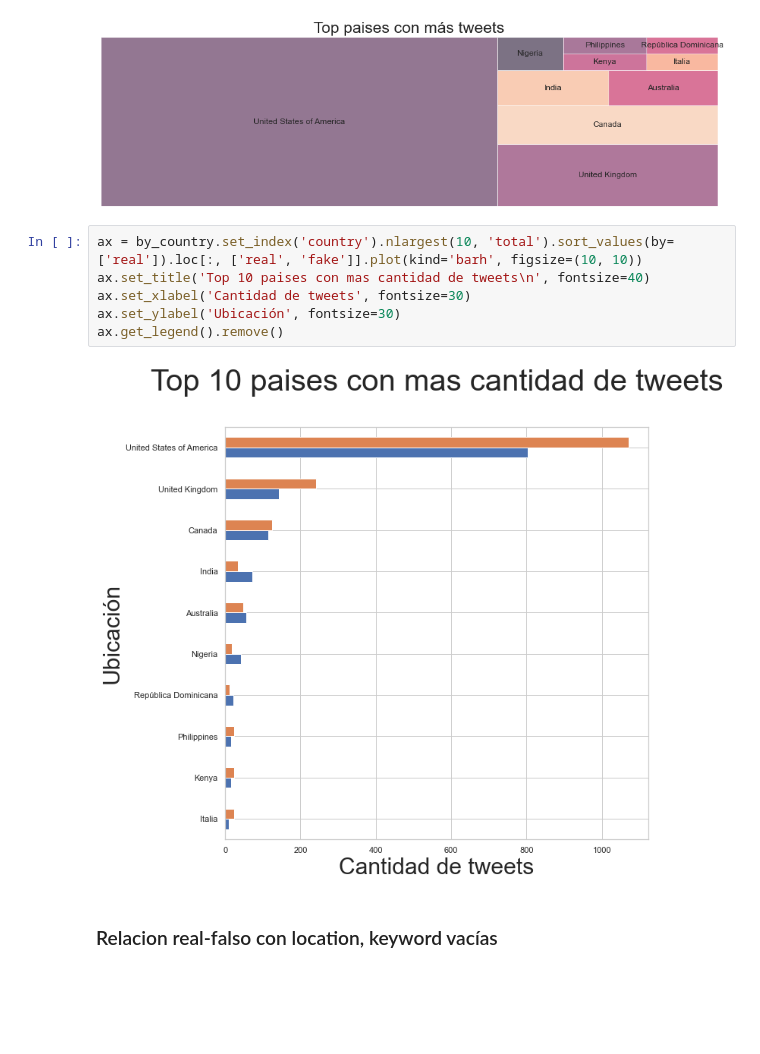
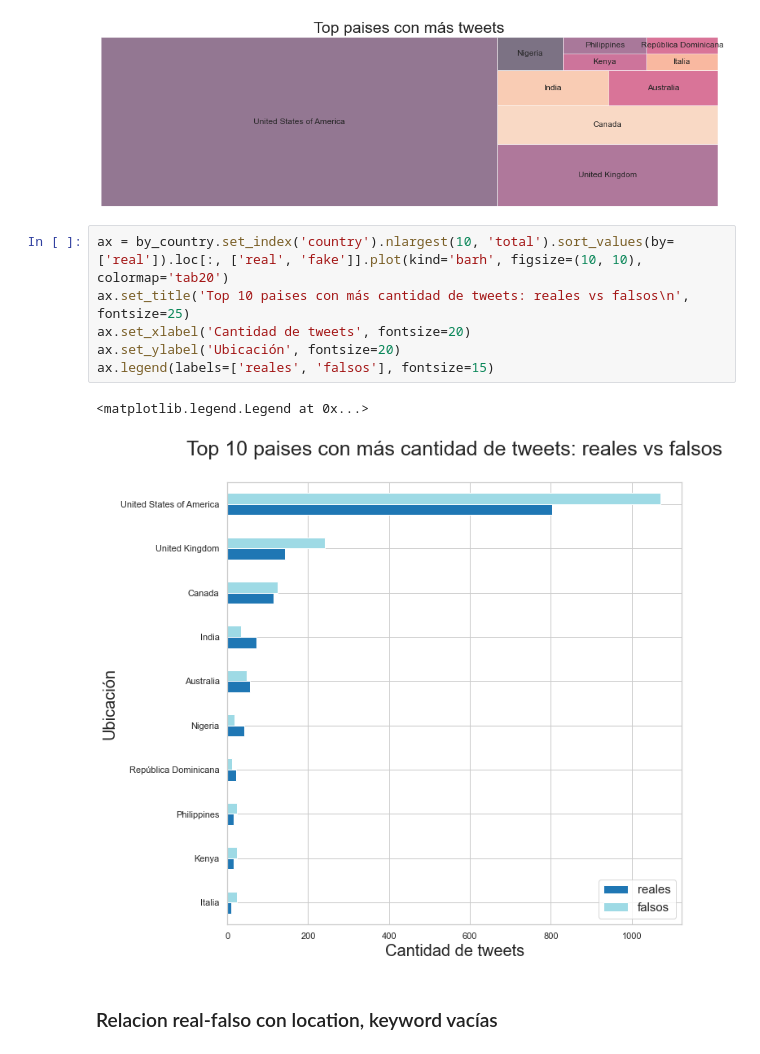
Before and after one commit to milemarchese/OrganizacionDeDatos, a Jupyter notebook: Análisis Exploratorio.ipynb, the cells around one changed output. Drawn from its saved outputs; the diff is of its cells as text; blank space fills up the shorter version.

```diff
--- a/Análisis Exploratorio.ipynb
+++ b/Análisis Exploratorio.ipynb
@@ -1209,13 +1213,14 @@ plt.show()
 # %% [output]
 [figure]
 # %%
-ax = by_country.set_index('country').nlargest(10, 'total').sort_values(by=['real']).loc[:, ['real', 'fake']].plot(kind='barh', figsize=(10, 10))
-ax.set_title('Top 10 paises con mas cantidad de tweets\n', fontsize=40)
-ax.set_xlabel('Cantidad de tweets', fontsize=30)
-ax.set_ylabel('Ubicación', fontsize=30)
-ax.get_legend().remove()
+ax = by_country.set_index('country').nlargest(10, 'total').sort_values(by=['real']).loc[:, ['real', 'fake']].plot(kind='barh', figsize=(10, 10), colormap='tab20')
+ax.set_title('Top 10 paises con más cantidad de tweets: reales vs falsos\n', fontsize=25)
+ax.set_xlabel('Cantidad de tweets', fontsize=20)
+ax.set_ylabel('Ubicación', fontsize=20)
+ax.legend(labels=['reales', 'falsos'], fontsize=15)
 # %% [output]
+<matplotlib.legend.Legend at 0x...>
-[figure, old version]
+[figure, new version]
 # %% [markdown]
 ### Relacion real-falso con location, keyword vacías
 # %%
```
Also changed, not shown: parts of 16 cells of this notebook, 7 other files.
